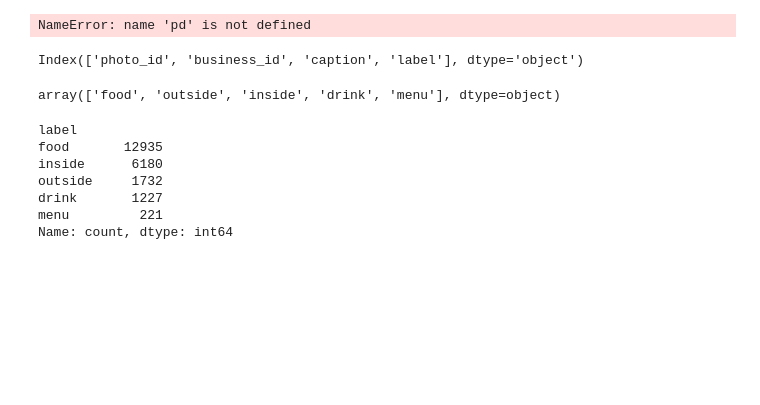
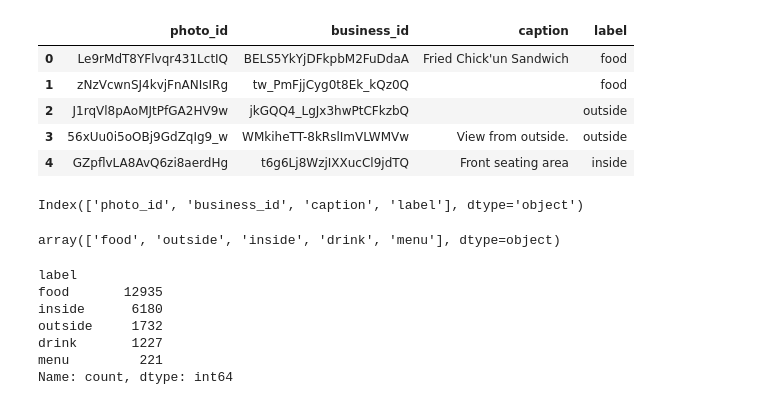
Before and after one commit to TaniaAdmane/Multimodal-clustering-of-yelp-data, a Jupyter notebook: exploration_fichier_photos.ipynb, the cells around one changed output. Cells and saved outputs as stored; diff of their text form; code cells hidden in the pictures; blank space fills up the shorter version.

```diff
--- a/exploration_fichier_photos.ipynb
+++ b/exploration_fichier_photos.ipynb
@@ -3,11 +3,16 @@ import pandas as pd
 import numpy as np
 import matplotlib.pyplot as plt
 # %%
-url = 'philly_restaurant_photos.json'
+url = 'data/philly_restaurant_photos.json'
 data = pd.read_json(url, lines=True)
 data.head()
 # %% [output]
-NameError: name 'pd' is not defined
+|  | photo_id | business_id | caption | label |
+| 0 | Le9rMdT8YFlvqr431LctIQ | BELS5YkYjDFkpbM2FuDdaA | Fried Chick'un Sandwich | food |
+| 1 | zNzVcwnSJ4kvjFnANIsIRg | tw_PmFjjCyg0t8Ek_kQz0Q |  | food |
+| 2 | J1rqVl8pAoMJtPfGA2HV9w | jkGQQ4_LgJx3hwPtCFkzbQ |  | outside |
+| 3 | 56xUu0i5oOBj9GdZqIg9_w | WMkiheTT-8kRslImVLWMVw | View from outside. | outside |
+| 4 | GZpflvLA8AvQ6zi8aerdHg | t6g6Lj8WzjIXXucCl9jdTQ | Front seating area | inside |
 # %%
 data.columns
 # %% [output]
```
Also changed, not shown: 5 other files.
